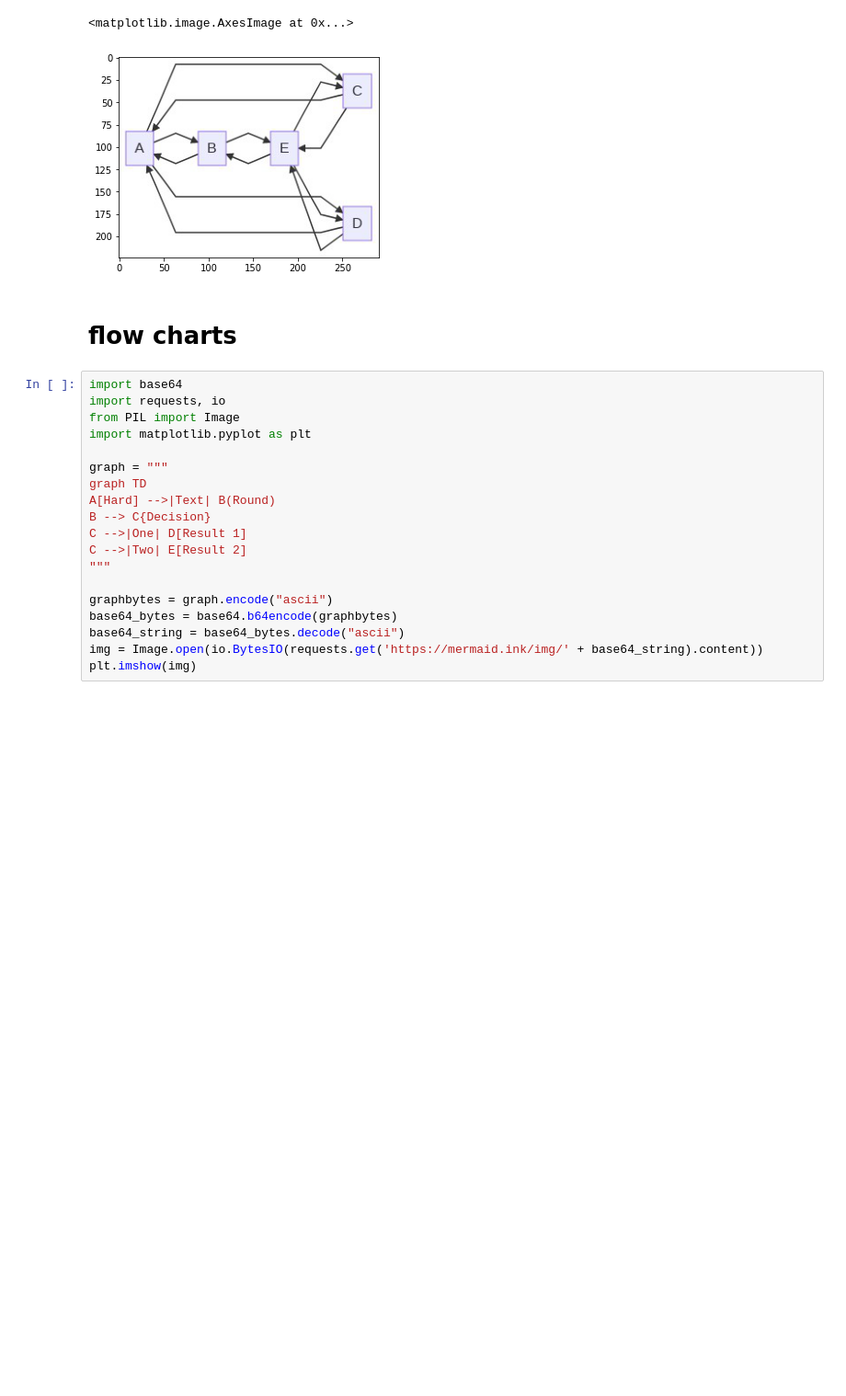
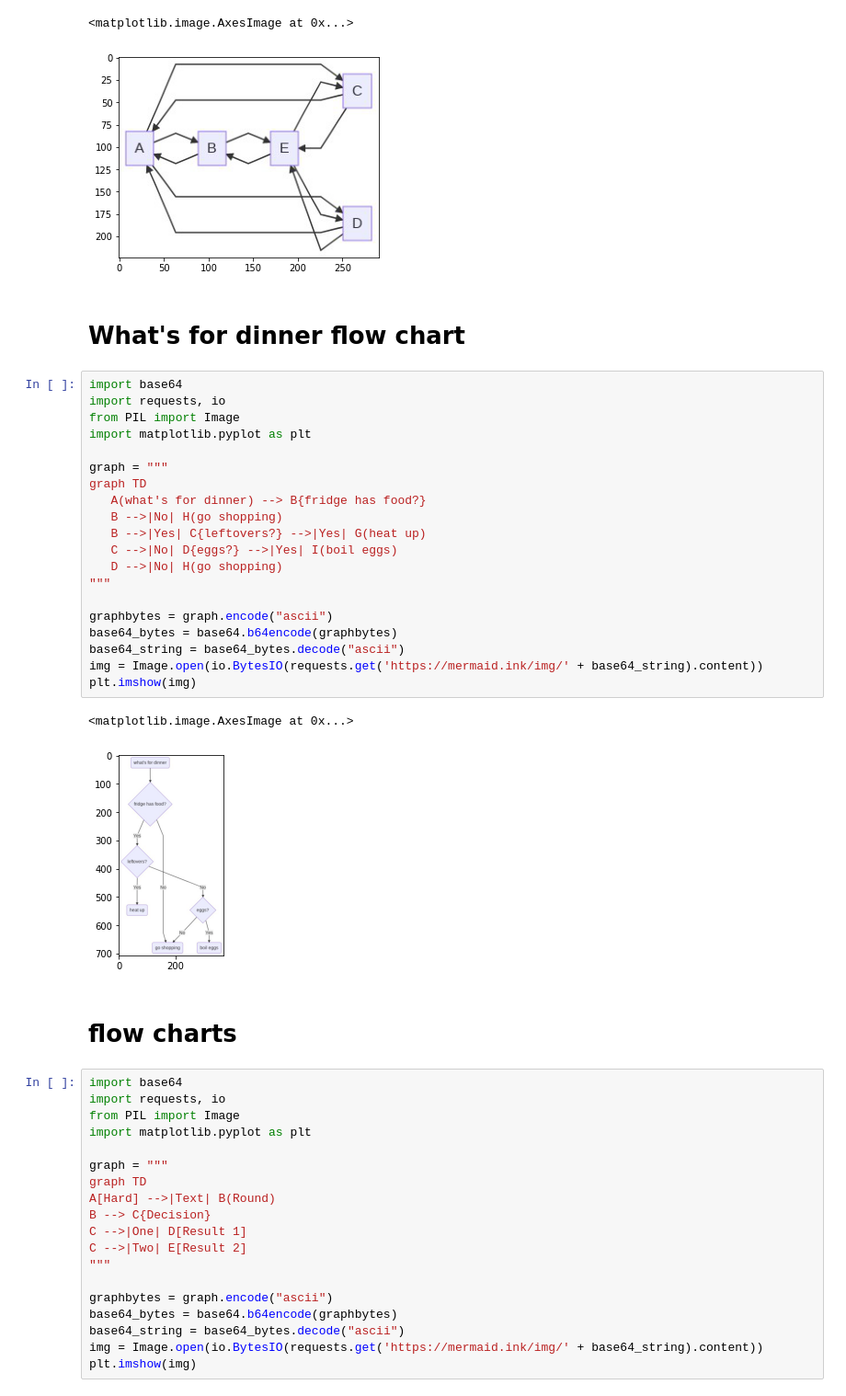
Before and after one commit to pleabargain/ipynb, a Jupyter notebook: some_mermaid_diagrams_work_in_google_colab.ipynb, the cells around one changed output. Shown at 92% size. Cells and saved outputs as stored; diff of their text form; blank space fills up the shorter version.

```diff
--- a/some_mermaid_diagrams_work_in_google_colab.ipynb
+++ b/some_mermaid_diagrams_work_in_google_colab.ipynb
@@ -123,6 +128,31 @@ plt.imshow(img)
 # %% [output]
 <matplotlib.image.AxesImage at 0x...>
 [figure]
+# %% [markdown]
+# What's for dinner flow chart
+# %%
+import base64
+import requests, io
+from PIL import Image
+import matplotlib.pyplot as plt
+
+graph = """
+graph TD
+   A(what's for dinner) --> B{fridge has food?}
+   B -->|No| H(go shopping)
+   B -->|Yes| C{leftovers?} -->|Yes| G(heat up)
+   C -->|No| D{eggs?} -->|Yes| I(boil eggs)
+   D -->|No| H(go shopping)
+"""
+
+graphbytes = graph.encode("ascii")
+base64_bytes = base64.b64encode(graphbytes)
+base64_string = base64_bytes.decode("ascii")
+img = Image.open(io.BytesIO(requests.get('https://mermaid.ink/img/' + base64_string).content))
+plt.imshow(img)
+# %% [output]
+<matplotlib.image.AxesImage at 0x...>
+[figure, added]
 # %% [markdown]
 # flow charts
 # %%
```
Also changed, not shown: parts of 4 cells of this notebook.
